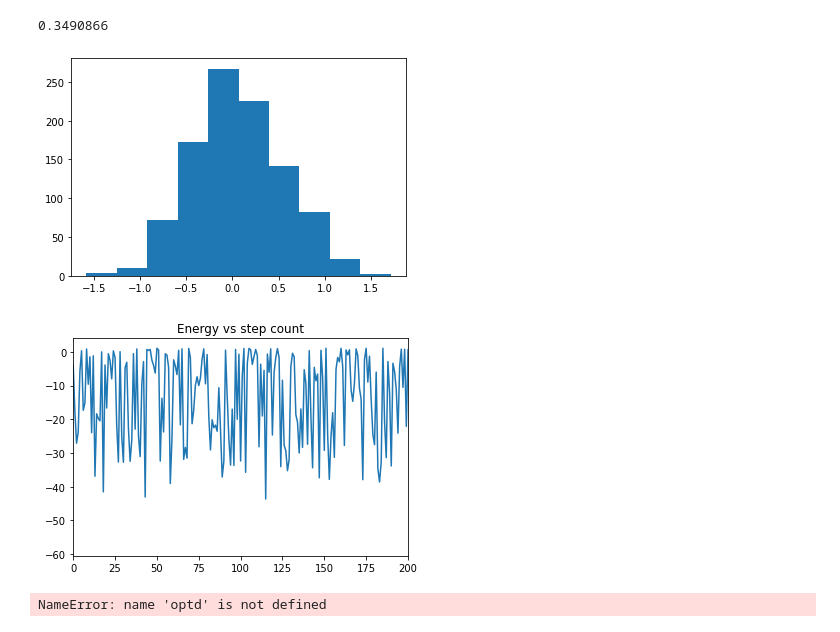
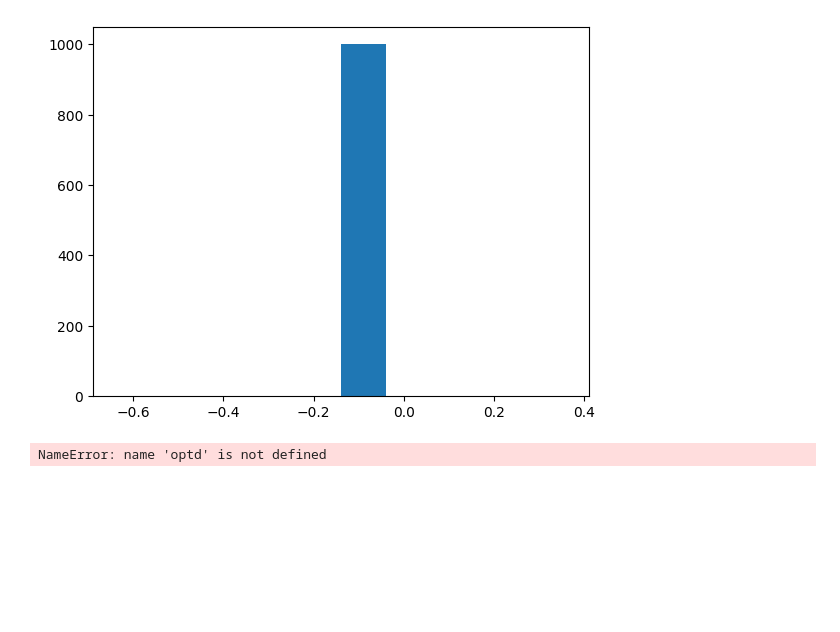
Before and after one commit to hershkumar/summer2022, a Jupyter notebook: neural/one_particle_harmonic_well.ipynb, the cells around one changed output. Drawn from its saved outputs; the diff is of its cells as text; code cells hidden in the pictures; blank space fills up the shorter version.

```diff
--- a/neural/one_particle_harmonic_well.ipynb
+++ b/neural/one_particle_harmonic_well.ipynb
@@ -262,38 +261,38 @@ optd = vgrad_opt(start_params, omega)
 # %%
 
-a_r = []
-def sample(params, num_samples=10**3, thermalization_steps=200, skip_count=10):
-    outputs = []
-    e_plots = []
-    coords_t = np.random.uniform(-5,5)
-    for step in range(num_samples*skip_count + thermalization_steps + 1):
-        coords_prime = coords_t + np.random.uniform(-5,5)
-        e_plots.append(Hpsi(coords_prime, params, omega))
-        ar = psi(coords_prime, params)**2/psi(coords_t, params)**2
+# a_r = []
+# def sample(params, num_samples=10**3, thermalization_steps=200, skip_count=10):
+#     outputs = []
+#     e_plots = []
+#     coords_t = np.random.uniform(-5,5)
+#     for step in range(num_samples*skip_count + thermalization_steps + 1):
+#         coords_prime = coords_t + np.random.uniform(-5,5)
+#         e_plots.append(Hpsi(coords_prime, params, omega))
+#         ar = psi(coords_prime, params)**2/psi(coords_t, params)**2
 
-        if (np.random.uniform(0,1) < ar):
-            coords_t = coords_prime
+#         if (np.random.uniform(0,1) < ar):
+#             coords_t = coords_prime
 
-        if (step > thermalization_steps):
-            a_r.append(ar)
-            if (step % skip_count == 0):
-                outputs.append(coords_t)
-    return jnp.array(outputs), e_plots
+#         if (step > thermalization_steps):
+#             a_r.append(ar)
+#             if (step % skip_count == 0):
+#                 outputs.append(coords_t)
+#     return jnp.array(outputs), e_plots
+
+
 
 samples = sample(nn.conv1d())
 # print(len(samples[0]))
 
-print(np.average(a_r))
-plt.hist(samples[0])
+# print(np.average(a_r))
+plt.hist(samples)
 plt.show()
-plt.plot(samples[1])
-plt.title("Energy vs step count")
-plt.xlim(0,200)
-plt.show()
+# plt.plot(samples[1])
+# plt.title("Energy vs step count")
+# plt.xlim(0,200)
+# plt.show()
 # %% [output]
-0.3490866
-[figure, old version]
+[figure, new version]
-[figure, removed]
 # %%
 # plot the energy over the course of the optimization
 # ys = []
```
Also changed, not shown: parts of 3 cells of this notebook.
